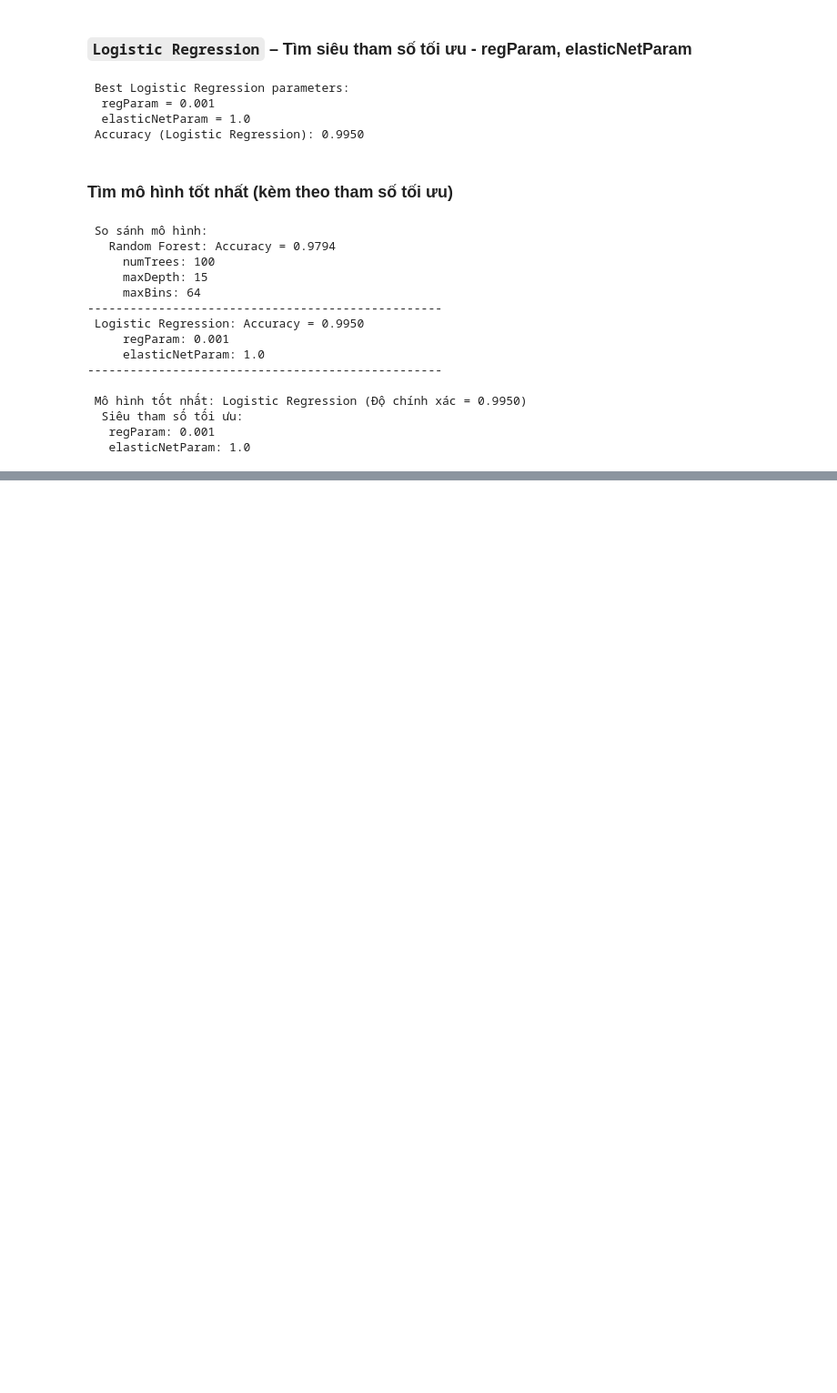
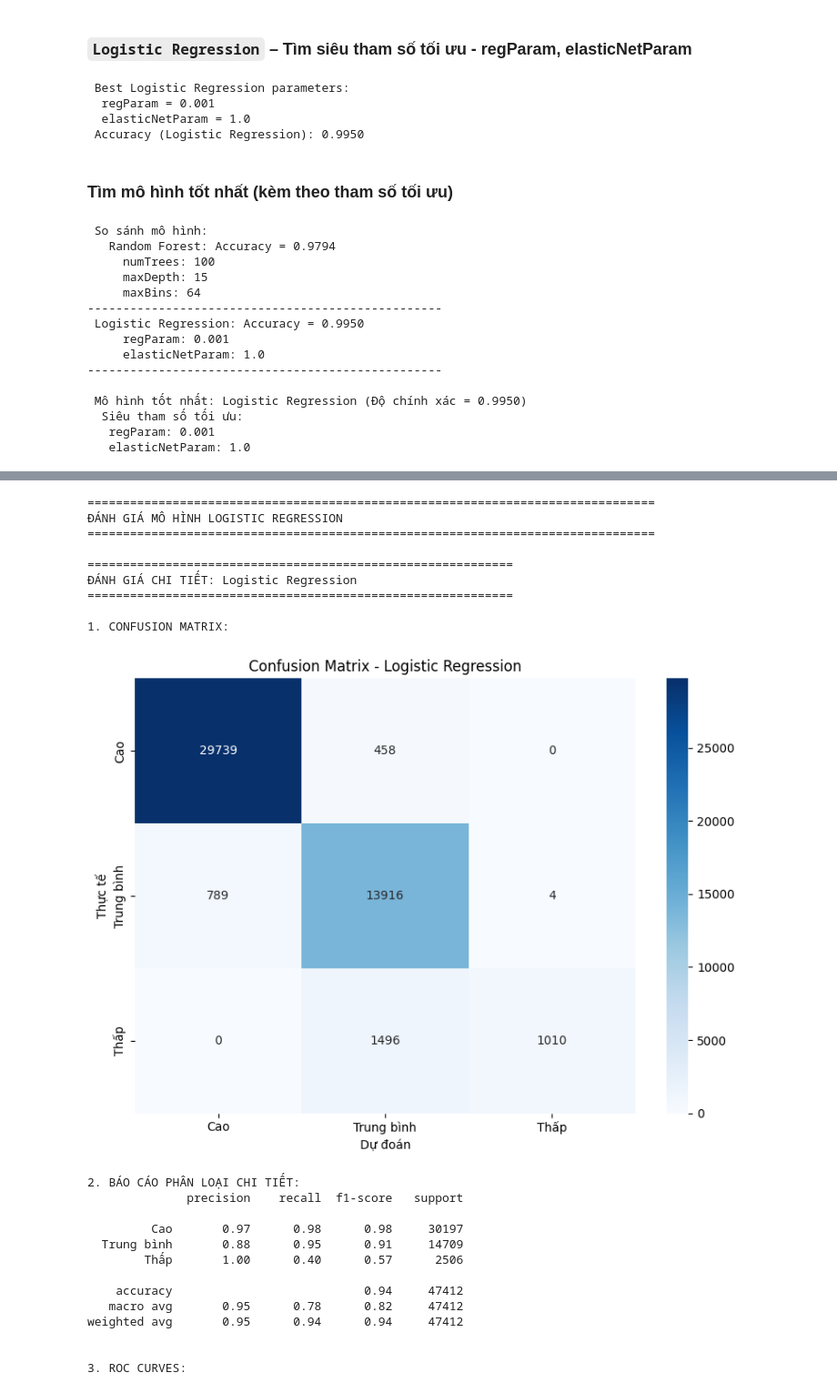
Before and after one commit to duonghieu7104/Trend-Analysis-Aviation-Industry-US, a Jupyter notebook: notebook/flight_route_classification.ipynb, the cells around one changed output, grey strips where cells are left out. Shown: that part at 91% size. Drawn from its saved outputs; the diff is of its cells as text; code cells hidden in the pictures; blank space fills up the shorter version.

```diff
--- a/notebook/flight_route_classification.ipynb
+++ b/notebook/flight_route_classification.ipynb
@@ -688,0 +899,65 @@ for k, v in best_model["params"].items():
+# %%
+# ==================== ĐÁNH GIÁ MÔ HÌNH LOGISTIC REGRESSION ====================
+
+print("\n" + "="*80)
+print("ĐÁNH GIÁ MÔ HÌNH LOGISTIC REGRESSION")
+print("="*80)
+
+# Đánh giá Logistic Regression với confusion matrix và AUC
+lr_cm, lr_roc_auc = detailed_model_evaluation(lr_predictions, "Logistic Regression")
+
+# Hiển thị thống kê confusion matrix
+print("\n5. THỐNG KÊ CONFUSION MATRIX:")
+print("   Ma trận nhầm lẫn:")
+print("   [Cao]     [Trung bình] [Thấp]")
+for i, row in enumerate(lr_cm):
+    class_name = ["Cao", "Trung bình", "Thấp"][i]
+    print(f"   {class_name}: {row}")
+
+# Tính các chỉ số từ confusion matrix
+total_samples = np.sum(lr_cm)
+correct_predictions = np.trace(lr_cm)
+accuracy = correct_predictions / total_samples
+
+print(f"\n   Tổng số mẫu: {total_samples}")
+print(f"   Dự đoán đúng: {correct_predictions}")
+print(f"   Độ chính xác: {accuracy:.4f}")
+
+# Precision, Recall, F1 cho từng class
+for i, class_name in enumerate(["Cao", "Trung bình", "Thấp"]):
+    tp = lr_cm[i, i]
+    fp = np.sum(lr_cm[:, i]) - tp
+    fn = np.sum(lr_cm[i, :]) - tp
+
+    precision = tp / (tp + fp) if (tp + fp) > 0 else 0
+    recall = tp / (tp + fn) if (tp + fn) > 0 else 0
+    f1 = 2 * (precision * recall) / (precision + recall) if (precision + recall) > 0 else 0
+
+    print(f"\n   {class_name}:")
+    print(f"     Precision: {precision:.4f}")
+    print(f"     Recall: {recall:.4f}")
+    print(f"     F1-Score: {f1:.4f}")
+# %% [output]
+================================================================================
+ĐÁNH GIÁ MÔ HÌNH LOGISTIC REGRESSION
+================================================================================
+
+============================================================
+ĐÁNH GIÁ CHI TIẾT: Logistic Regression
+============================================================
+
+1. CONFUSION MATRIX:
+[figure, added]
+2. BÁO CÁO PHÂN LOẠI CHI TIẾT:
+              precision    recall  f1-score   support
+
+         Cao       0.97      0.98      0.98     30197
+  Trung bình       0.88      0.95      0.91     14709
+        Thấp       1.00      0.40      0.57      2506
+
+    accuracy                           0.94     47412
+   macro avg       0.95      0.78      0.82     47412
+weighted avg       0.95      0.94      0.94     47412
+
+
+3. ROC CURVES:
```
Also changed, not shown: parts of 8 cells of this notebook.
